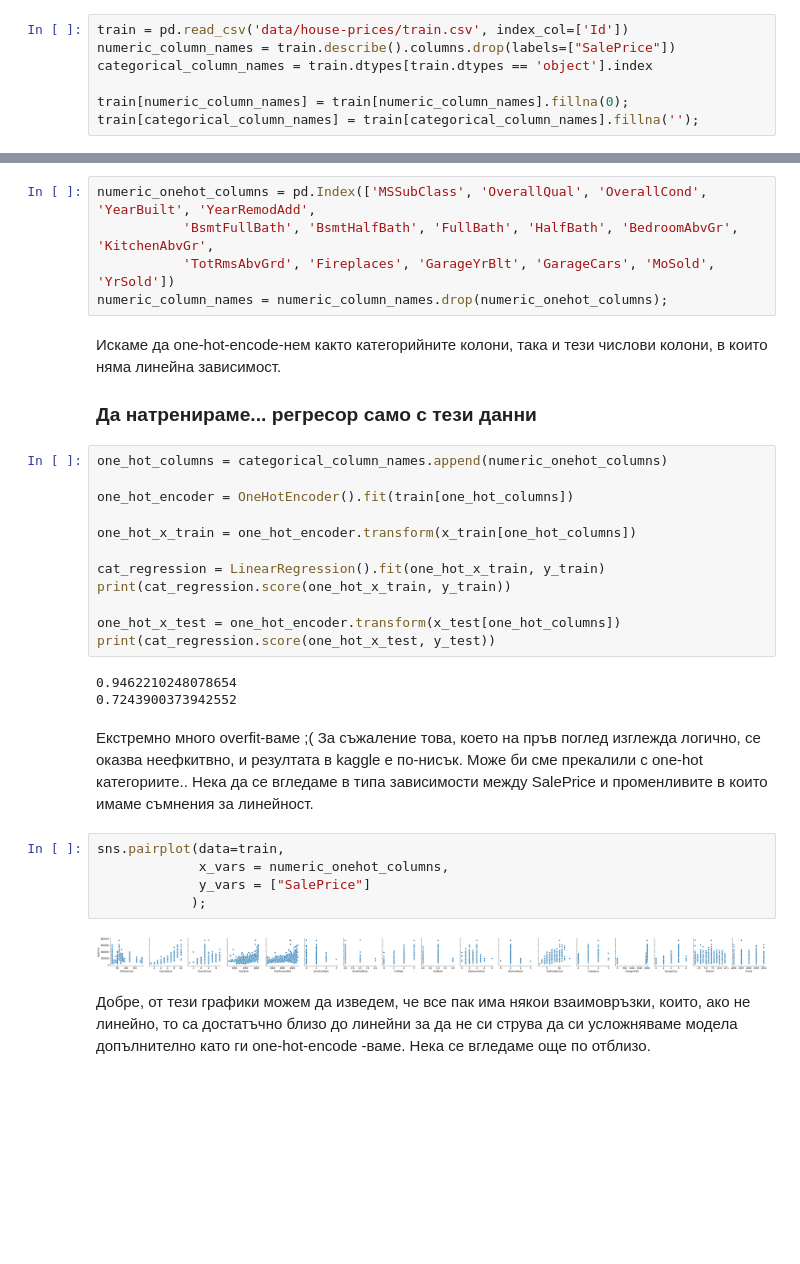
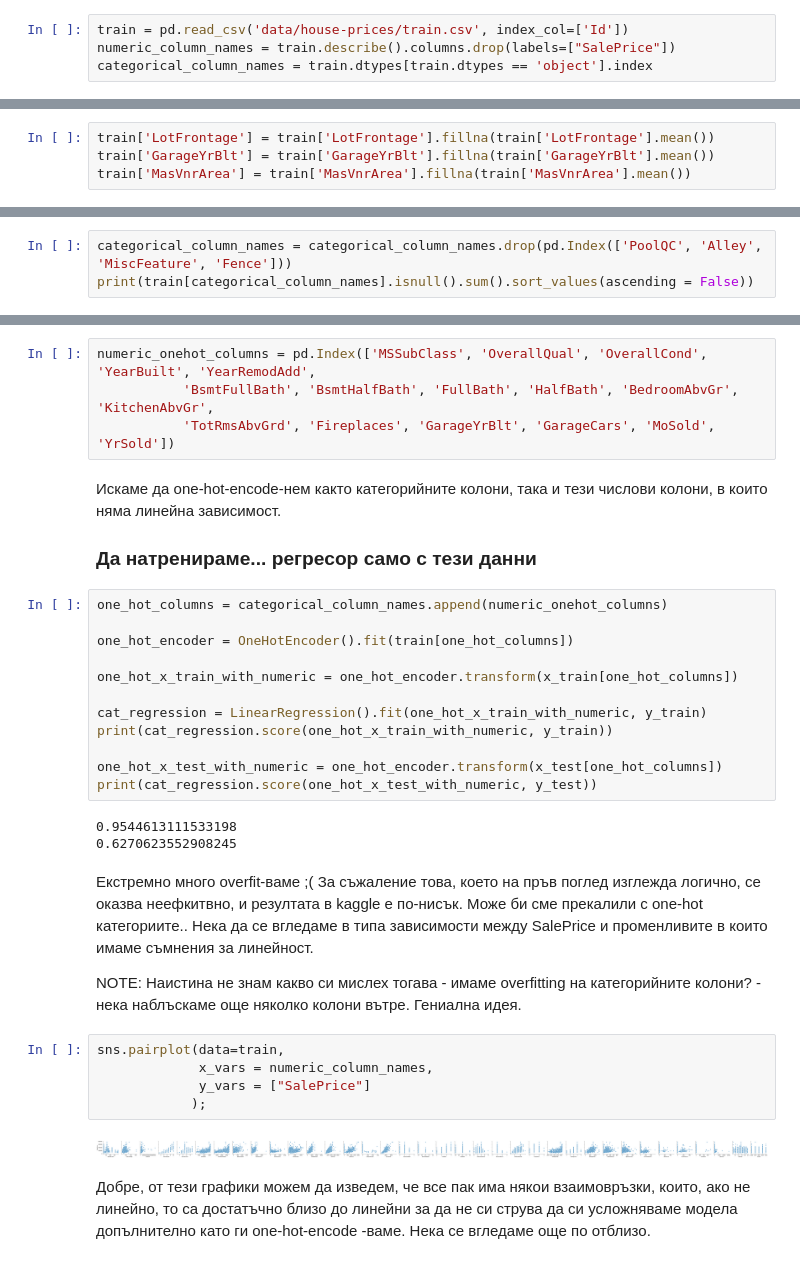
Before and after one commit to KManolov3/machineLearning, a Jupyter notebook: HousePricesPrediction.ipynb, the cells around one changed output, grey strips where cells are left out. Drawn from its saved outputs; the diff is of its cells as text; blank space fills up the shorter version.

Commit message:
More testing w/ different techniques
Tried with mean values, as well as a closer look at the categorical variables.

```diff
--- a/HousePricesPrediction.ipynb
+++ b/HousePricesPrediction.ipynb
@@ -21,6 +21,3 @@ from sklearn.model_selection import train_test_split
 train = pd.read_csv('data/house-prices/train.csv', index_col=['Id'])
 numeric_column_names = train.describe().columns.drop(labels=["SalePrice"])
 categorical_column_names = train.dtypes[train.dtypes == 'object'].index
-
-train[numeric_column_names] = train[numeric_column_names].fillna(0);
-train[categorical_column_names] = train[categorical_column_names].fillna('');
@@ -34,0 +110,4 @@ x_train, x_test, y_train, y_test = train_test_split(train_no_sale_price,
+# %%
+train['LotFrontage'] = train['LotFrontage'].fillna(train['LotFrontage'].mean())
+train['GarageYrBlt'] = train['GarageYrBlt'].fillna(train['GarageYrBlt'].mean())
+train['MasVnrArea'] = train['MasVnrArea'].fillna(train['MasVnrArea'].mean())
@@ -34,0 +138,3 @@ x_train, x_test, y_train, y_test = train_test_split(train_no_sale_price,
+# %%
+categorical_column_names = categorical_column_names.drop(pd.Index(['PoolQC', 'Alley', 'MiscFeature', 'Fence']))
+print(train[categorical_column_names].isnull().sum().sort_values(ascending = False))
@@ -83,7 +228,6 @@ MoSold, YrSold.
 numeric_onehot_columns = pd.Index(['MSSubClass', 'OverallQual', 'OverallCond', 'YearBuilt', 'YearRemodAdd',
            'BsmtFullBath', 'BsmtHalfBath', 'FullBath', 'HalfBath', 'BedroomAbvGr', 'KitchenAbvGr',
            'TotRmsAbvGrd', 'Fireplaces', 'GarageYrBlt', 'GarageCars', 'MoSold', 'YrSold'])
-numeric_column_names = numeric_column_names.drop(numeric_onehot_columns);
 # %% [markdown]
 Искаме да one-hot-encode-нем както категорийните колони, така и тези числови колони, в които няма линейна зависимост.
 
@@ -93,27 +237,29 @@ one_hot_columns = categorical_column_names.append(numeric_onehot_columns)
 
 one_hot_encoder = OneHotEncoder().fit(train[one_hot_columns])
 
-one_hot_x_train = one_hot_encoder.transform(x_train[one_hot_columns])
+one_hot_x_train_with_numeric = one_hot_encoder.transform(x_train[one_hot_columns])
 
-cat_regression = LinearRegression().fit(one_hot_x_train, y_train)
-print(cat_regression.score(one_hot_x_train, y_train))
+cat_regression = LinearRegression().fit(one_hot_x_train_with_numeric, y_train)
+print(cat_regression.score(one_hot_x_train_with_numeric, y_train))
 
-one_hot_x_test = one_hot_encoder.transform(x_test[one_hot_columns])
-print(cat_regression.score(one_hot_x_test, y_test))
+one_hot_x_test_with_numeric = one_hot_encoder.transform(x_test[one_hot_columns])
+print(cat_regression.score(one_hot_x_test_with_numeric, y_test))
 # %% [output]
-0.9462210248078654
-0.7243900373942552
+0.9544613111533198
+0.6270623552908245
 # %% [markdown]
 Екстремно много overfit-ваме ;(
 За съжаление това, което на пръв поглед изглежда логично, се оказва неефкитвно, и резултата в kaggle е по-нисък. Може би сме прекалили с one-hot категориите..
 Нека да се вгледаме в типа зависимости между SalePrice и променливите в които имаме съмнения за линейност.
+
+NOTE: Наистина не знам какво си мислех тогава - имаме overfitting на категорийните колони? - нека наблъскаме още няколко колони вътре. Гениална идея.
 # %%
 sns.pairplot(data=train,
-             x_vars = numeric_onehot_columns,
+             x_vars = numeric_column_names,
              y_vars = ["SalePrice"]
             );
 # %% [output]
-[figure, old version]
+[figure, new version]
 # %% [markdown]
 Добре, от тези графики можем да изведем, че все пак има някои взаимовръзки, които, ако не линейно, то са достатъчно близо до линейни за да не си струва да си усложняваме модела допълнително като ги one-hot-encode -ваме.
 Нека се вгледаме още по отблизо.
```
Also changed, not shown: parts of 41 cells of this notebook.
